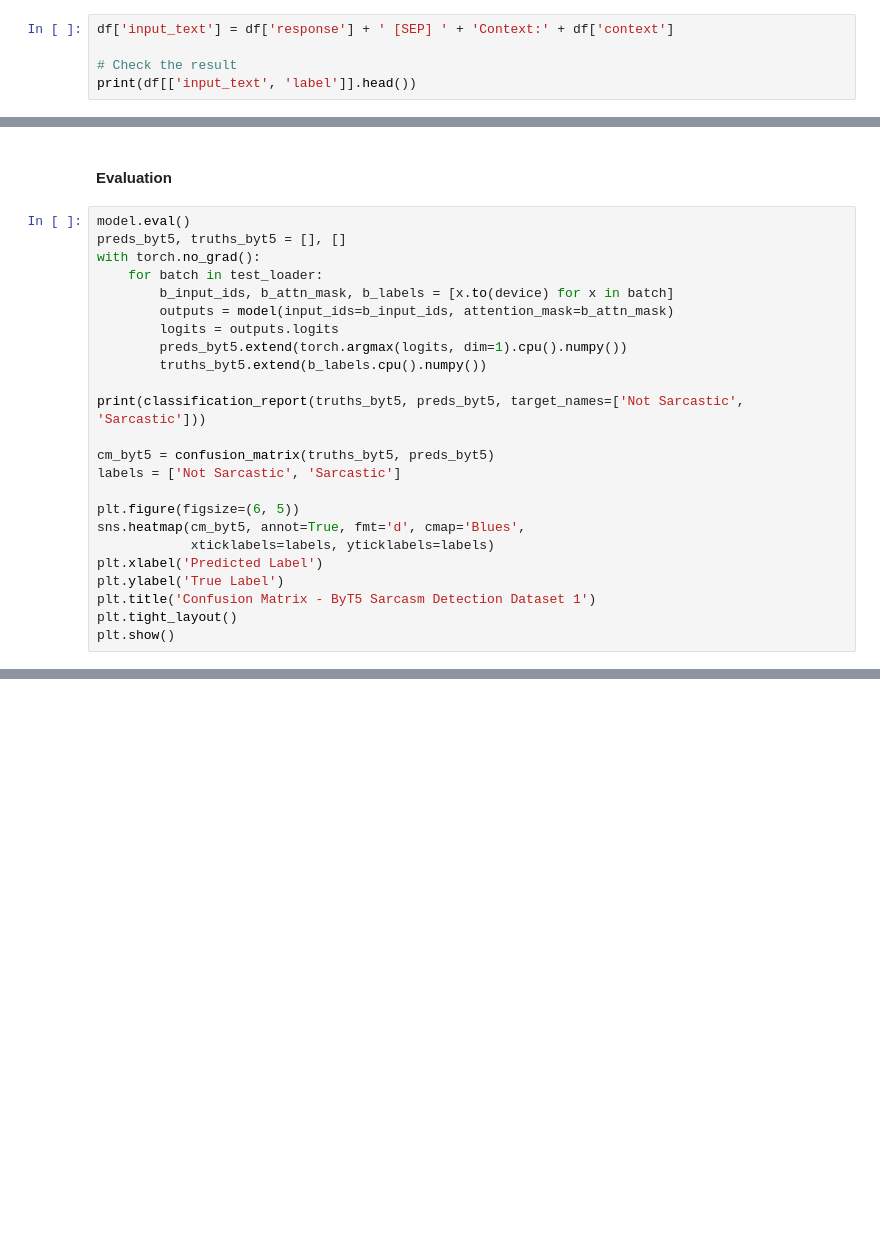
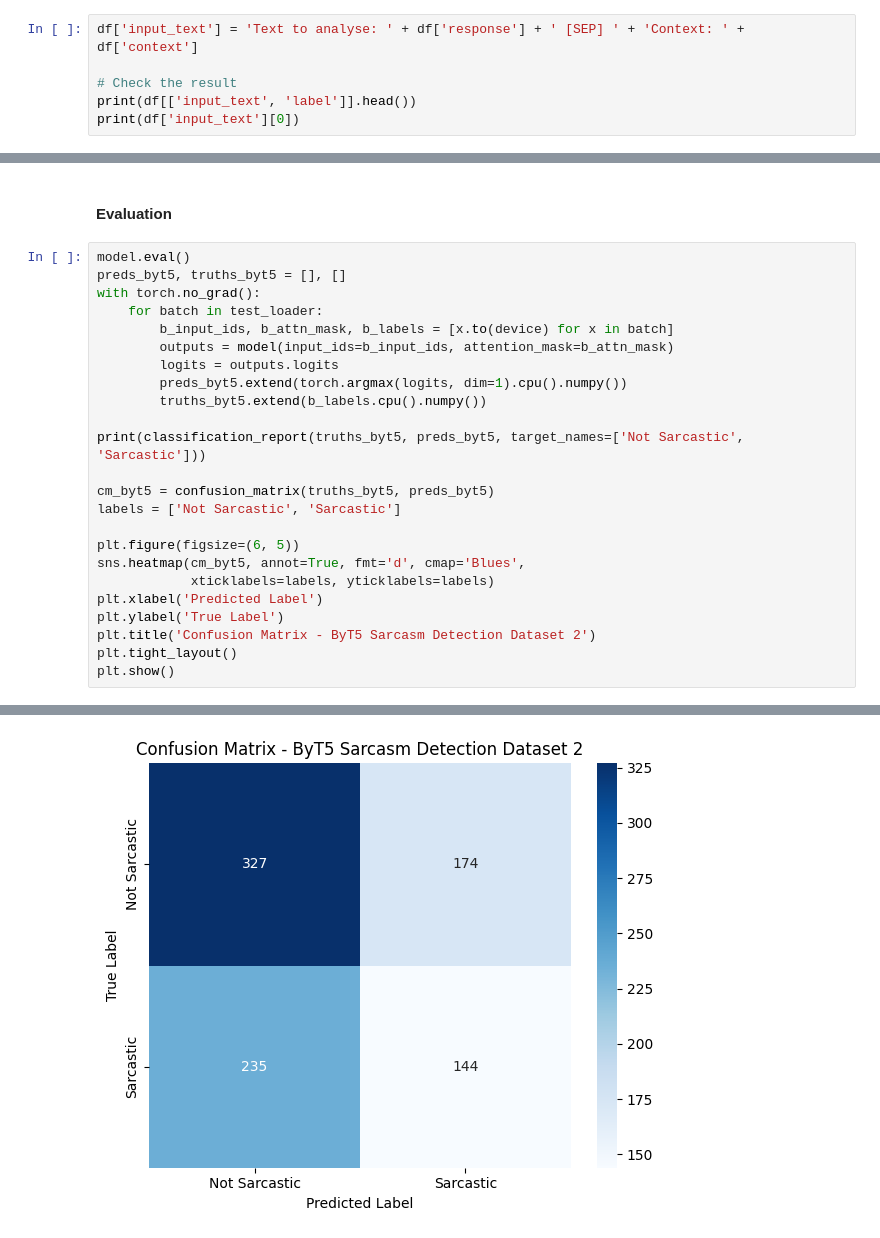
Before and after one commit to minhtripham9/sarcasm-detection, a Jupyter notebook: Code/byt5-DS2.ipynb, the cells around one changed output, grey strips where cells are left out. Cells and saved outputs as stored; diff of their text form; blank space fills up the shorter version.

```diff
--- a/Code/byt5-DS2.ipynb
+++ b/Code/byt5-DS2.ipynb
@@ -152,7 +198,8 @@ plt.show()
 # %% [markdown]
 #### Loading dataset 2
 # %%
-df['input_text'] = df['response'] + ' [SEP] ' + 'Context:' + df['context']
+df['input_text'] = 'Text to analyse: ' + df['response'] + ' [SEP] ' + 'Context: ' + df['context']
 
 # Check the result
 print(df[['input_text', 'label']].head())
+print(df['input_text'][0])
@@ -257,6 +321,7 @@ sns.heatmap(cm_byt5, annot=True, fmt='d', cmap='Blues',
             xticklabels=labels, yticklabels=labels)
 plt.xlabel('Predicted Label')
 plt.ylabel('True Label')
-plt.title('Confusion Matrix - ByT5 Sarcasm Detection Dataset 1')
+plt.title('Confusion Matrix - ByT5 Sarcasm Detection Dataset 2')
 plt.tight_layout()
 plt.show()
+# %% [output]
@@ -262,0 +336 @@ plt.show()
+[figure, added]
```
Also changed, not shown: parts of 12 cells of this notebook.
